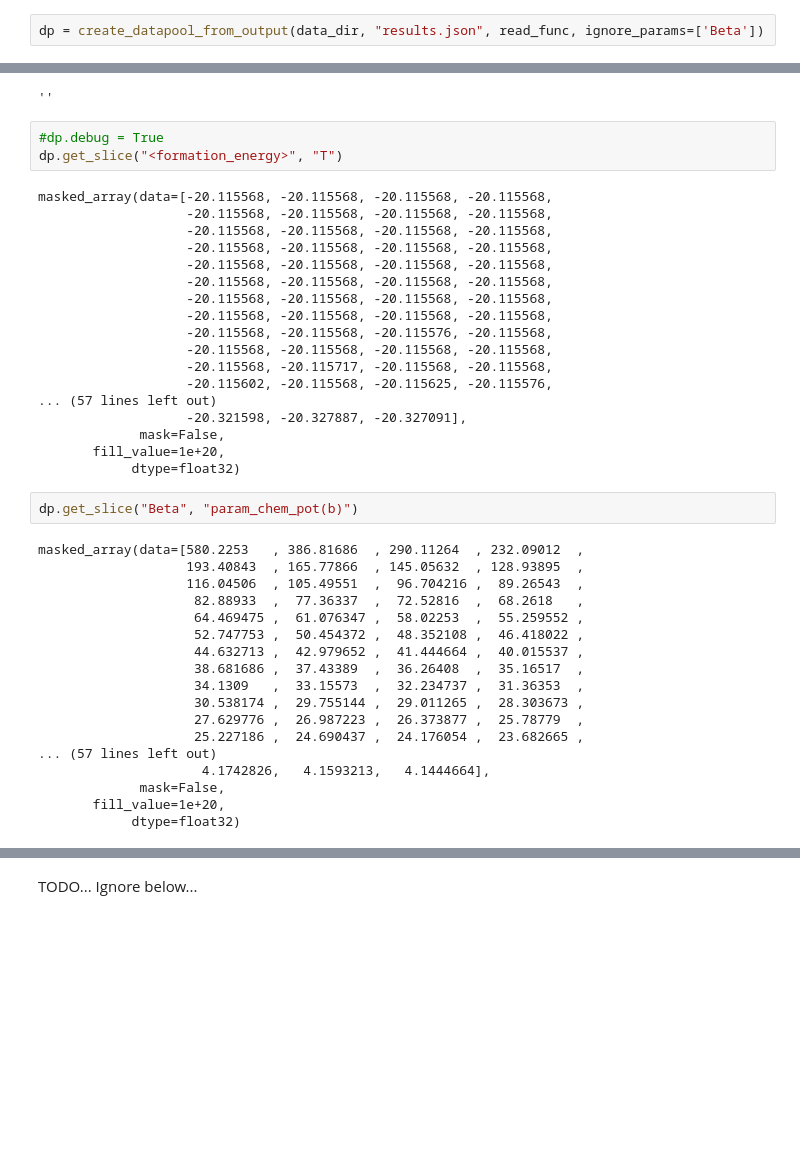
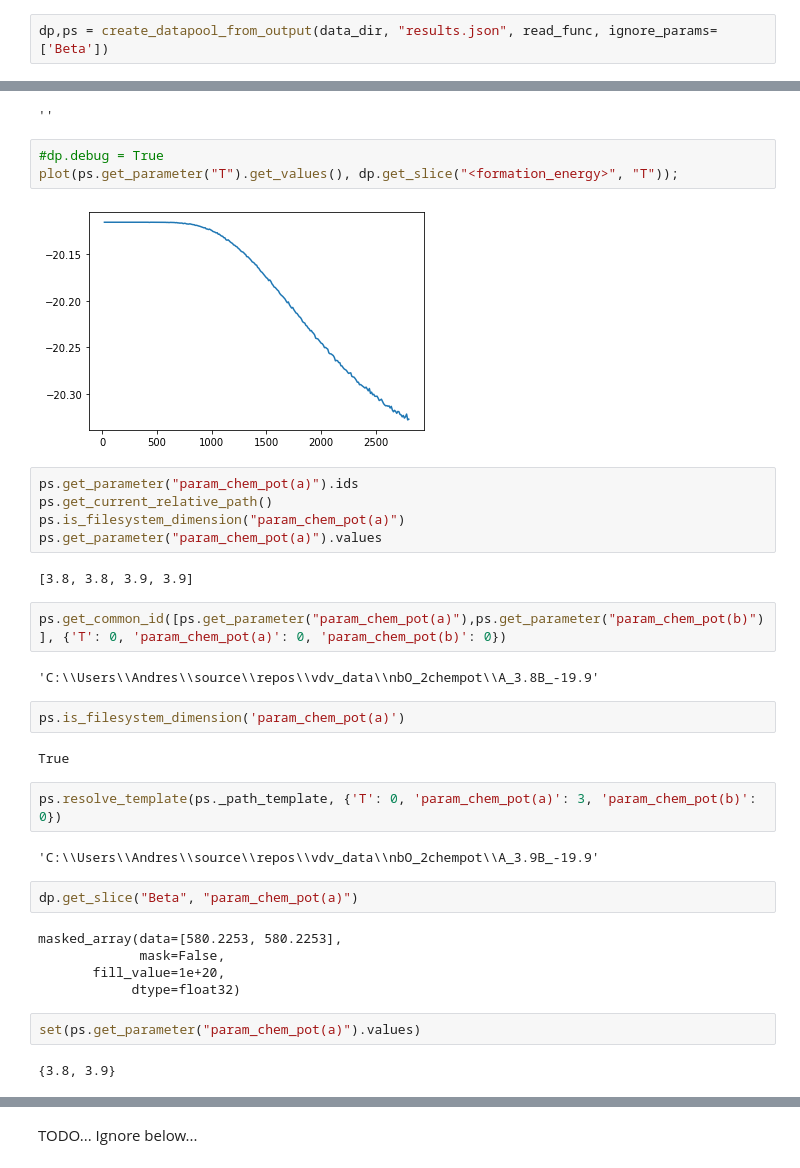
Before and after one commit to AlloSphere-Research-Group/tinc-python, a Jupyter notebook: jupyter-notebooks/ParameterSpace extraction from data.ipynb, the cells around one changed output, grey strips where cells are left out. Cells and saved outputs as stored; diff of their text form; blank space fills up the shorter version.

```diff
--- a/jupyter-notebooks/ParameterSpace extraction from data.ipynb
+++ b/jupyter-notebooks/ParameterSpace extraction from data.ipynb
@@ -222,5 +272,5 @@
 # %%
-dp = create_datapool_from_output(data_dir, "results.json", read_func, ignore_params=['Beta'])
+dp,ps = create_datapool_from_output(data_dir, "results.json", read_func, ignore_params=['Beta'])
 # %% [output]
 Found more than one potential parameter in files:['Beta', 'T']
 Using:T
@@ -256,42 +316,36 @@ ps.get_root_path()
 ''
 # %%
 #dp.debug = True
-dp.get_slice("<formation_energy>", "T")
+plot(ps.get_parameter("T").get_values(), dp.get_slice("<formation_energy>", "T"));
 # %% [output]
-masked_array(data=[-20.115568, -20.115568, -20.115568, -20.115568,
-                   -20.115568, -20.115568, -20.115568, -20.115568,
-                   -20.115568, -20.115568, -20.115568, -20.115568,
-                   -20.115568, -20.115568, -20.115568, -20.115568,
-                   -20.115568, -20.115568, -20.115568, -20.115568,
-                   -20.115568, -20.115568, -20.115568, -20.115568,
-                   -20.115568, -20.115568, -20.115568, -20.115568,
-                   -20.115568, -20.115568, -20.115568, -20.115568,
-                   -20.115568, -20.115568, -20.115576, -20.115568,
-                   -20.115568, -20.115568, -20.115568, -20.115568,
-                   -20.115568, -20.115717, -20.115568, -20.115568,
-                   -20.115602, -20.115568, -20.115625, -20.115576,
-... (57 lines left out)
-                   -20.321598, -20.327887, -20.327091],
-             mask=False,
-       fill_value=1e+20,
-            dtype=float32)
+[figure, added]
+# %%
+ps.get_parameter("param_chem_pot(a)").ids
+ps.get_current_relative_path()
+ps.is_filesystem_dimension("param_chem_pot(a)")
+ps.get_parameter("param_chem_pot(a)").values
+# %% [output]
+[3.8, 3.8, 3.9, 3.9]
+# %%
+ps.get_common_id([ps.get_parameter("param_chem_pot(a)"),ps.get_parameter("param_chem_pot(b)")], {'T': 0, 'param_chem_pot(a)': 0, 'param_chem_pot(b)': 0})
+# %% [output]
+'C:\\Users\\Andres\\source\\repos\\vdv_data\\nbO_2chempot\\A_3.8B_-19.9'
+# %%
+ps.is_filesystem_dimension('param_chem_pot(a)')
+# %% [output]
+True
+# %%
+ps.resolve_template(ps._path_template, {'T': 0, 'param_chem_pot(a)': 3, 'param_chem_pot(b)': 0})
+# %% [output]
+'C:\\Users\\Andres\\source\\repos\\vdv_data\\nbO_2chempot\\A_3.9B_-19.9'
 # %%
-dp.get_slice("Beta", "param_chem_pot(b)")
+dp.get_slice("Beta", "param_chem_pot(a)")
 # %% [output]
-masked_array(data=[580.2253   , 386.81686  , 290.11264  , 232.09012  ,
-                   193.40843  , 165.77866  , 145.05632  , 128.93895  ,
-                   116.04506  , 105.49551  ,  96.704216 ,  89.26543  ,
-                    82.88933  ,  77.36337  ,  72.52816  ,  68.2618   ,
-                    64.469475 ,  61.076347 ,  58.02253  ,  55.259552 ,
-                    52.747753 ,  50.454372 ,  48.352108 ,  46.418022 ,
-                    44.632713 ,  42.979652 ,  41.444664 ,  40.015537 ,
-                    38.681686 ,  37.43389  ,  36.26408  ,  35.16517  ,
-                    34.1309   ,  33.15573  ,  32.234737 ,  31.36353  ,
-                    30.538174 ,  29.755144 ,  29.011265 ,  28.303673 ,
-                    27.629776 ,  26.987223 ,  26.373877 ,  25.78779  ,
-                    25.227186 ,  24.690437 ,  24.176054 ,  23.682665 ,
-... (57 lines left out)
-                     4.1742826,   4.1593213,   4.1444664],
+masked_array(data=[580.2253, 580.2253],
              mask=False,
        fill_value=1e+20,
             dtype=float32)
+# %%
+set(ps.get_parameter("param_chem_pot(a)").values)
+# %% [output]
+{3.8, 3.9}
```
Also changed, not shown: parts of 28 cells of this notebook, 7 other files.
